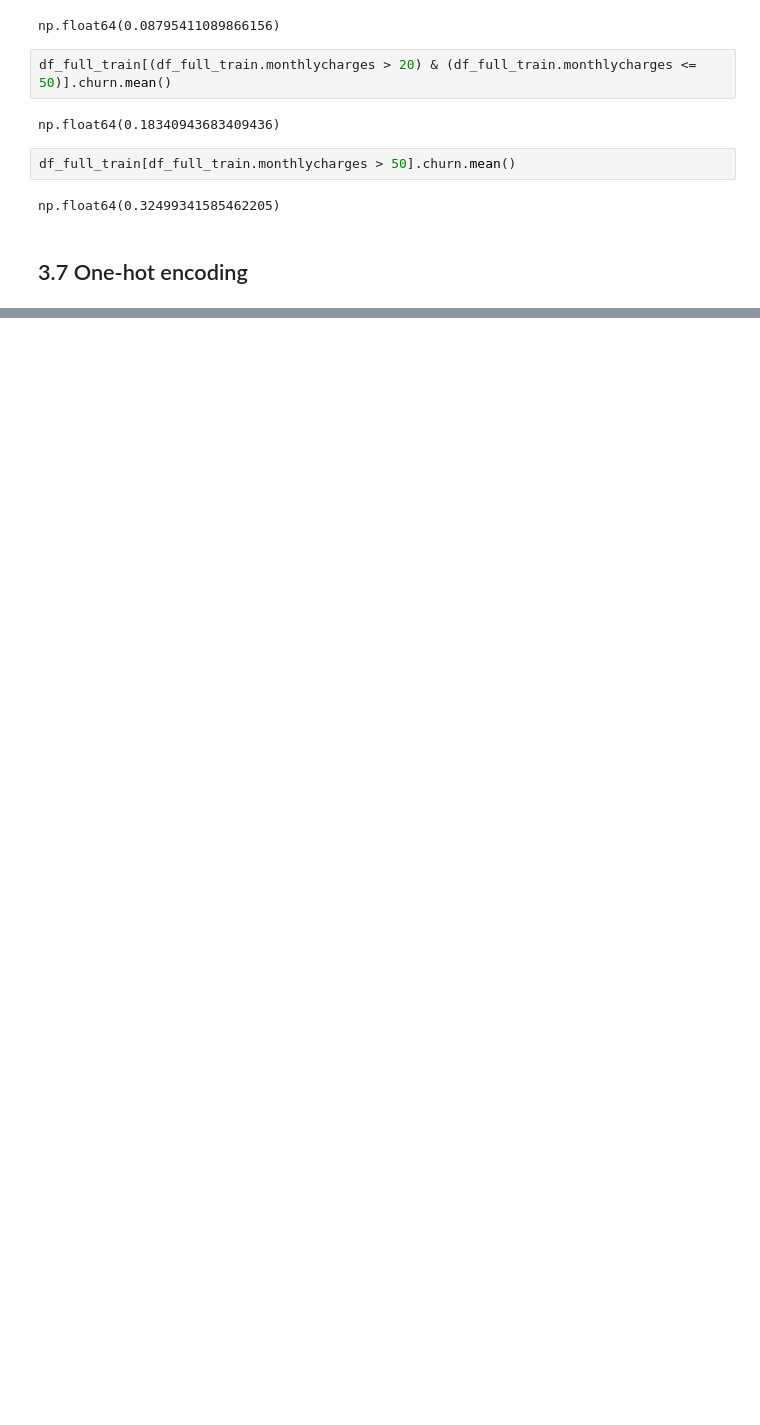
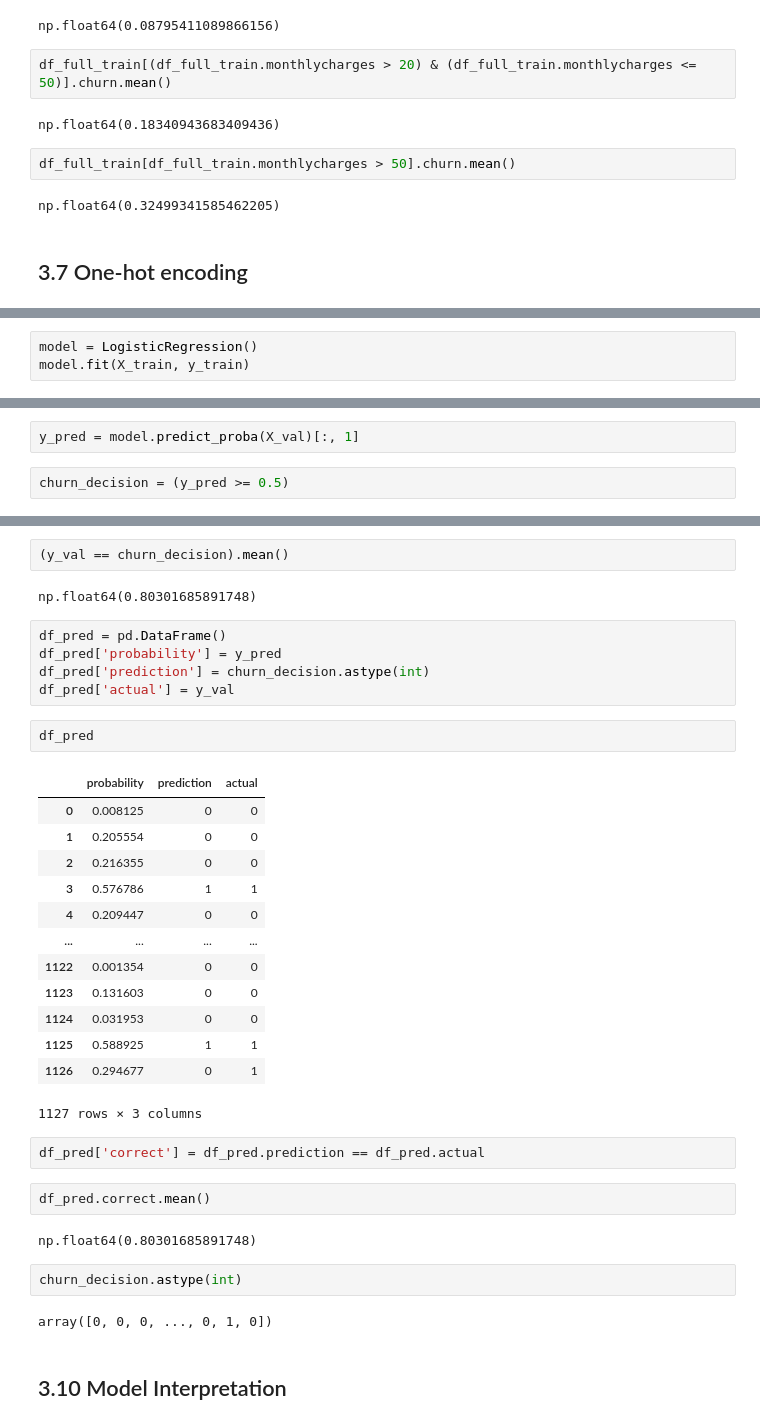
Before and after one commit to abliskan/ML-Zoomcamp-Personal-Note, a Jupyter notebook: 03_Classification/exercise/Week_3.ipynb, the cells around one changed output, grey strips where cells are left out. Cells and saved outputs as stored; diff of their text form; blank space fills up the shorter version.

```diff
--- a/03_Classification/exercise/Week_3.ipynb
+++ b/03_Classification/exercise/Week_3.ipynb
@@ -378,0 +452,3 @@ np.float64(0.32499341585462205)
+# %%
+model = LogisticRegression()
+model.fit(X_train, y_train)
@@ -378,0 +477,4 @@ np.float64(0.32499341585462205)
+# %%
+y_pred = model.predict_proba(X_val)[:, 1]
+# %%
+churn_decision = (y_pred >= 0.5)
@@ -378,0 +498,37 @@ np.float64(0.32499341585462205)
+# %%
+(y_val == churn_decision).mean()
+# %% [output]
+np.float64(0.80301685891748)
+# %%
+df_pred = pd.DataFrame()
+df_pred['probability'] = y_pred
+df_pred['prediction'] = churn_decision.astype(int)
+df_pred['actual'] = y_val
+# %%
+df_pred
+# %% [output]
+|  | probability | prediction | actual |
+| 0 | 0.008125 | 0 | 0 |
+| 1 | 0.205554 | 0 | 0 |
+| 2 | 0.216355 | 0 | 0 |
+| 3 | 0.576786 | 1 | 1 |
+| 4 | 0.209447 | 0 | 0 |
+| ... | ... | ... | ... |
+| 1122 | 0.001354 | 0 | 0 |
+| 1123 | 0.131603 | 0 | 0 |
+| 1124 | 0.031953 | 0 | 0 |
+| 1125 | 0.588925 | 1 | 1 |
+| 1126 | 0.294677 | 0 | 1 |
+1127 rows × 3 columns
+# %%
+df_pred['correct'] = df_pred.prediction == df_pred.actual
+# %%
+df_pred.correct.mean()
+# %% [output]
+np.float64(0.80301685891748)
+# %%
+churn_decision.astype(int)
+# %% [output]
+array([0, 0, 0, ..., 0, 1, 0])
+# %% [markdown]
+## 3.10 Model Interpretation
```
Also changed, not shown: parts of 32 cells of this notebook.
